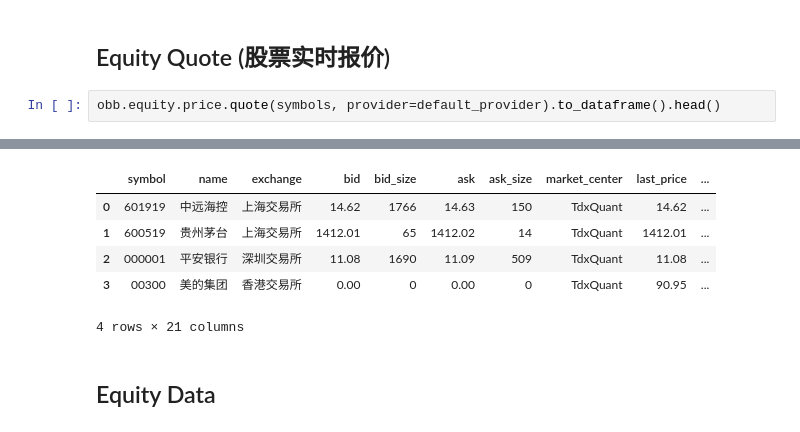
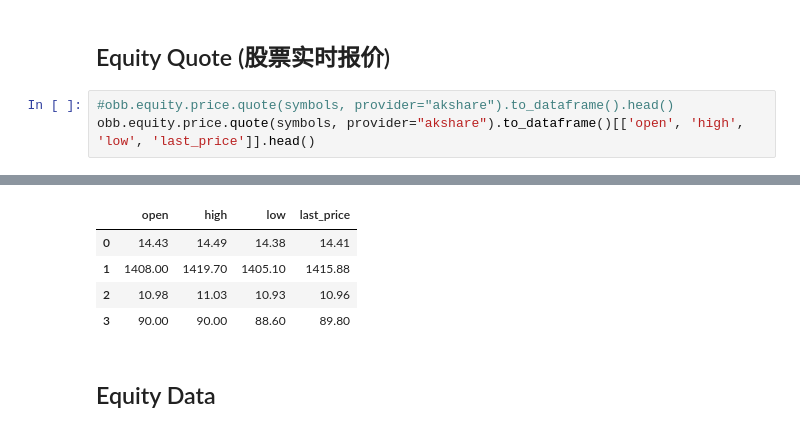
Before and after one commit to finanalyzer/api, a Jupyter notebook: docs/usage.ipynb, the cells around one changed output, grey strips where cells are left out. Cells and saved outputs as stored; diff of their text form.

```diff
--- a/docs/usage.ipynb
+++ b/docs/usage.ipynb
@@ -146,5 +98,6 @@ obb.equity.profile(symbol="600325", use_cache=True, provider=default_provider).t
 # %% [markdown]
 ## Equity Quote (股票实时报价)
 # %%
-obb.equity.price.quote(symbols, provider=default_provider).to_dataframe().head()
+#obb.equity.price.quote(symbols, provider="akshare").to_dataframe().head()
+obb.equity.price.quote(symbols, provider="akshare").to_dataframe()[['open', 'high', 'low', 'last_price']].head()
 # %% [output]
@@ -153,9 +108,8 @@ TQ数据接口初始化成功，使用路径: c:\Users\roger\src\finanalyzer\ope
-|  | symbol | name | exchange | bid | bid_size | ask | ask_size | market_center | last_price | ... |
-| 0 | 601919 | 中远海控 | 上海交易所 | 14.62 | 1766 | 14.63 | 150 | TdxQuant | 14.62 | ... |
-| 1 | 600519 | 贵州茅台 | 上海交易所 | 1412.01 | 65 | 1412.02 | 14 | TdxQuant | 1412.01 | ... |
-| 2 | 000001 | 平安银行 | 深圳交易所 | 11.08 | 1690 | 11.09 | 509 | TdxQuant | 11.08 | ... |
-| 3 | 00300 | 美的集团 | 香港交易所 | 0.00 | 0 | 0.00 | 0 | TdxQuant | 90.95 | ... |
+|  | open | high | low | last_price |
+| 0 | 14.43 | 14.49 | 14.38 | 14.41 |
+| 1 | 1408.00 | 1419.70 | 1405.10 | 1415.88 |
+| 2 | 10.98 | 11.03 | 10.93 | 10.96 |
+| 3 | 90.00 | 90.00 | 88.60 | 89.80 |
-4 rows × 21 columns
 # %% [markdown]
 ## Equity Data
 # %%
```
Also changed, not shown: parts of 17 cells of this notebook, 4 other files.
